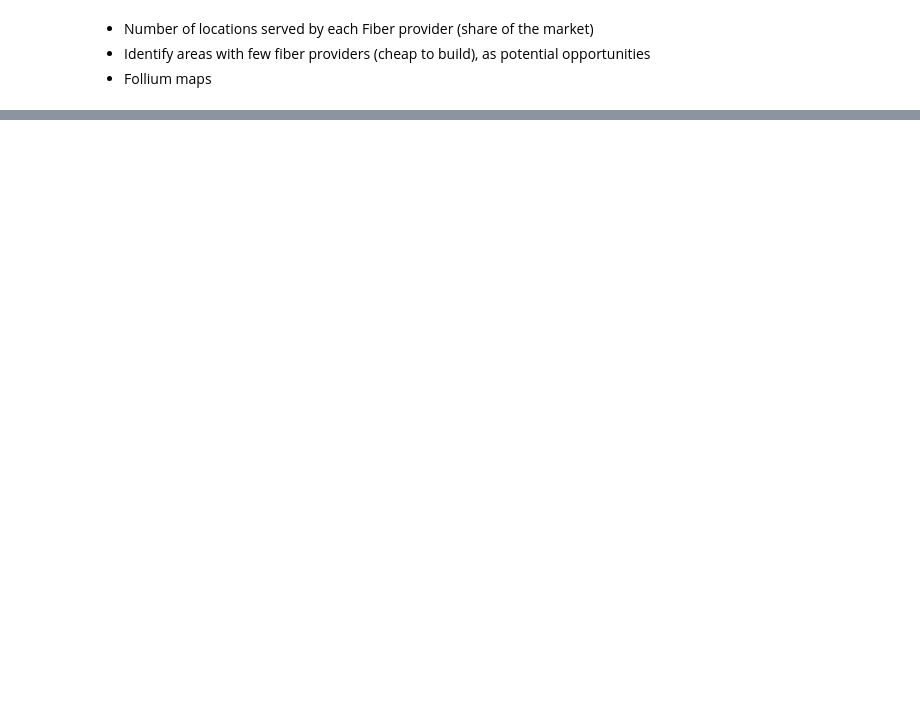
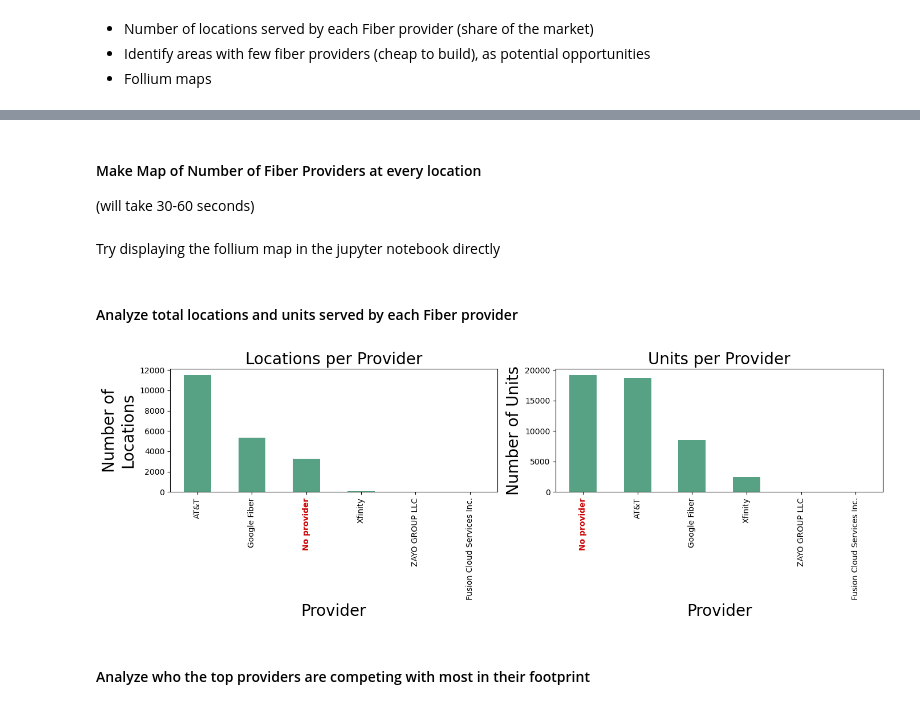
Before and after one commit to costquestassociates/BinderExampleAnalysis, a Jupyter notebook: ExampleAnalysis.ipynb, the cells around one changed output, grey strips where cells are left out. Drawn from its saved outputs; the diff is of its cells as text; code cells hidden in the pictures; blank space fills up the shorter version.

```diff
--- a/ExampleAnalysis.ipynb
+++ b/ExampleAnalysis.ipynb
@@ -342,0 +213,3 @@ plt.show()
+# %% [markdown]
+#### Make Map of Number of Fiber Providers at every location
+(will take 30-60 seconds)
@@ -342,0 +292,2 @@ plt.show()
+# %% [markdown]
+Try displaying the follium map in the jupyter notebook directly
@@ -342,0 +296,50 @@ plt.show()
+# %% [markdown]
+#### Analyze total locations and units served by each Fiber provider
+# %%
+# Treat NaN as "No provider"
+df = results_df.copy()
+df["provider"] = df["bdc_fiberproviders"].fillna("No provider")
+
+# Locations served per provider (unique locations)
+locations_per_provider = (
+    df.drop_duplicates(["location_id", "provider"])
+      .groupby("provider")["location_id"]
+      .nunique()
+      .sort_values(ascending=False)
+)
+
+# Units served per provider (sum unit_count across unique location-provider pairs)
+units_per_provider = (
+    df.drop_duplicates(["location_id", "provider"])
+      .groupby("provider")["unit_count"]
+      .sum()
+      .sort_values(ascending=False)
+)
+
+# Plot
+fig, axes = plt.subplots(1, 2, figsize=(14, 5), sharey=False)
+locations_per_provider.plot(kind="bar", ax=axes[0], color="#57A284")
+axes[0].set_title("Locations per Provider", fontsize = 20)
+axes[0].set_xlabel("Provider", fontsize = 20)
+axes[0].set_ylabel("Number of\nLocations", fontsize = 20)
+axes[0].tick_params(axis='x', rotation=90)
+
+units_per_provider.plot(kind="bar", ax=axes[1], color="#57A284")
+axes[1].set_title("Units per Provider", fontsize = 20)
+axes[1].set_xlabel("Provider", fontsize = 20)
+axes[1].set_ylabel("Number of Units", fontsize = 20)
+axes[1].tick_params(axis='x', rotation=90)
+
+# Distinguish the "No provider" tick label on each subplot
+for ax in axes:
+    for tick in ax.get_xticklabels():
+        if tick.get_text() == "No provider":
+            tick.set_fontweight("bold")
+            tick.set_color("#CC0202")
+
+plt.tight_layout()
+plt.show()
+# %% [output]
+[figure, added]
+# %% [markdown]
+#### Analyze who the top providers are competing with most in their footprint
```
Also changed, not shown: parts of 13 cells of this notebook, 2 other files.
